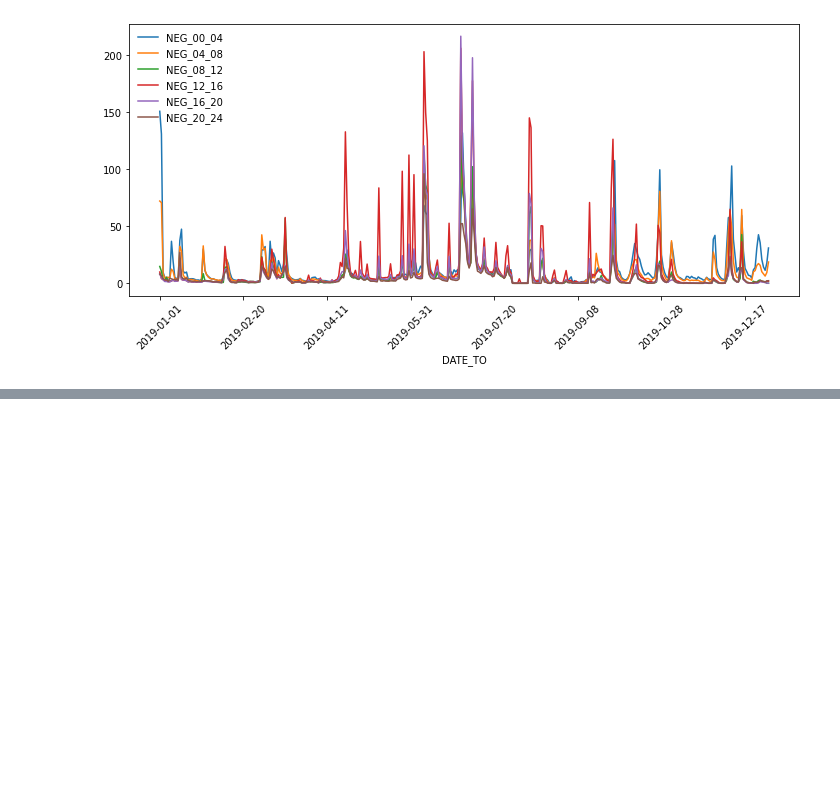
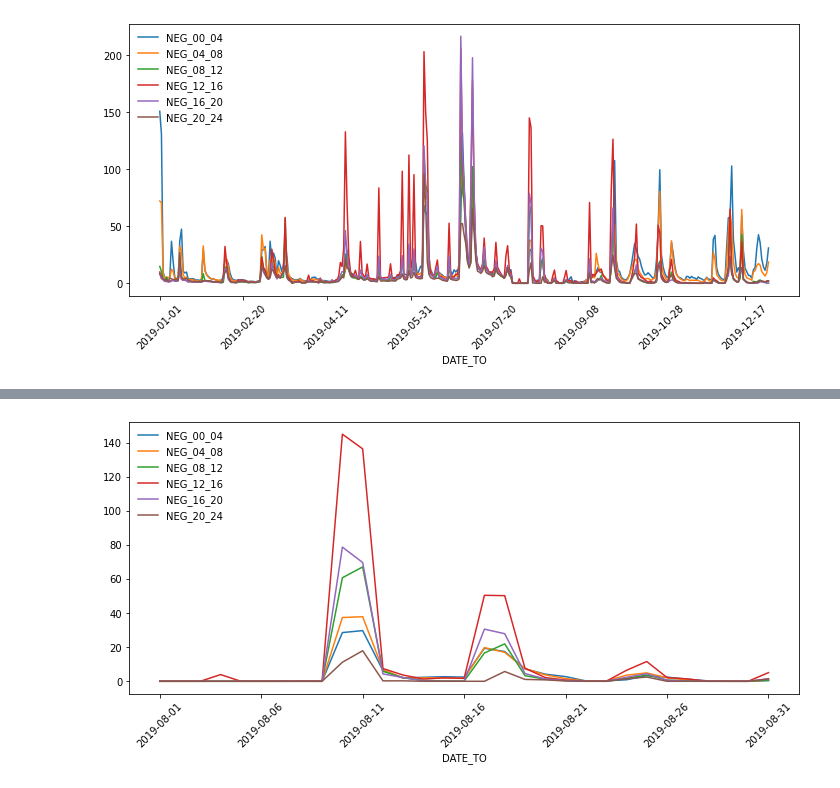
Before and after one commit to remedeiw/remedeiwmaster, a Jupyter notebook: DataEntryControlReserves.ipynb, the cells around one changed output, grey strips where cells are left out. Saved outputs shown, nothing was run; the diff lists cells and outputs as text; code cells hidden in the pictures; blank space fills up the shorter version.

```diff
--- a/DataEntryControlReserves.ipynb
+++ b/DataEntryControlReserves.ipynb
@@ -12,0 +18,4 @@ datamfrr2019 = datamfrr2019.loc['2019-01-01':'2019-01-31']
+# %%
+Functions.plotDataFrameControlEnergy(datamfrraug,'NEG')
+# %% [output]
+[figure, added]
```
Also changed, not shown: parts of 10 cells of this notebook, 2 other files.
